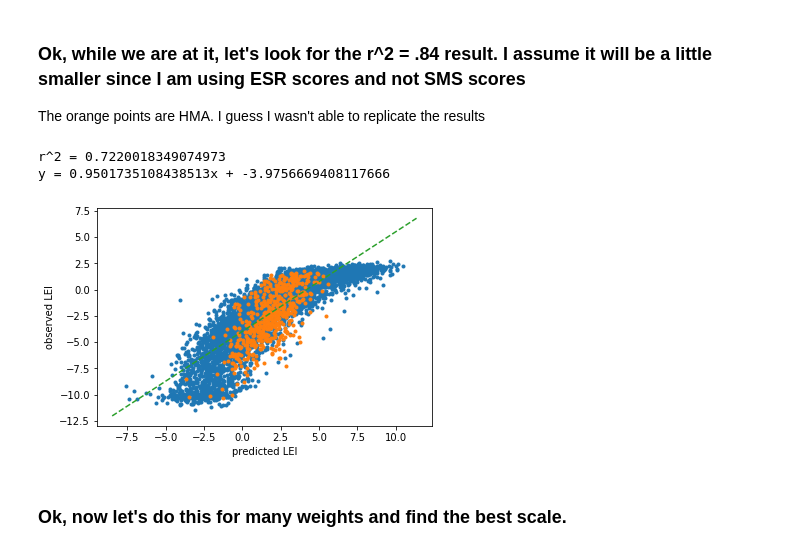
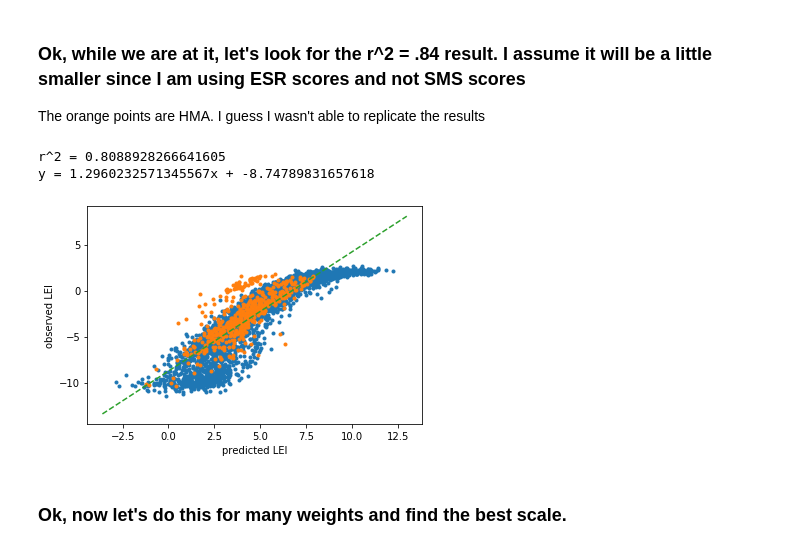
Before and after one commit to danielsjoo/Surf2021Research, a Jupyter notebook: Secondary structure predictive model.ipynb, the cells around one changed output. Drawn from its saved outputs; the diff is of its cells as text; code cells hidden in the pictures.

```diff
--- a/Secondary structure predictive model.ipynb
+++ b/Secondary structure predictive model.ipynb
@@ -61,6 +89,42 @@ def predictLEI_archaic(preMRNA):
     #average the hex scores, the following code will break if you input a sequence with only insignificant hexs
     sumScores = sum(hexLEIs)
     return(sumScores)
+
+def predictLEI_archaic(preMRNA,left_flank,right_flank):
+    #extract hex sequences from preMRNA
+    hexs = [preMRNA[i:i+6] for i in range(left_flank,len(preMRNA)-right_flank-5)]
+    #list out significant weighted hex scores
+    hexLEIs = []
+    for hexSeq in hexs:
+        if hexSeq in ESRseq_scores:
+            hexLEIs.append(ESRseq_scores[hexSeq])
+    #average the hex scores, the following code will break if you input a sequence with only insignificant hexs
+    sumScores = sum(hexLEIs)
+    return(sumScores)
+
+def predictLEI_archaic_sms(preMRNA,left_flank,right_flank):
+    #extract hex sequences from preMRNA
+    sevenmers = [preMRNA[i:i+7] for i in range(len(preMRNA)-6)]
+    #list out significant weighted hex scores
+    sevenmerLEIs = []
+    for sevenmer in sevenmers:
+        if sevenmer in SMS_scores:
+            sevenmerLEIs.append(SMS_scores[sevenmer])
+    #average the hex scores, the following code will break if you input a sequence with only insignificant hexs
+    sumScores = sum(sevenmerLEIs)
+    return(sumScores)
+
+def predictLEI_archaic_sms(preMRNA,left_flank,right_flank):
+    #extract hex sequences from preMRNA
+    sevenmers = [preMRNA[i:i+7] for i in range(left_flank,len(preMRNA)-right_flank-6)]
+    #list out significant weighted hex scores
+    sevenmerLEIs = []
+    for sevenmer in sevenmers:
+        if sevenmer in SMS_scores:
+            sevenmerLEIs.append(SMS_scores[sevenmer])
+    #average the hex scores, the following code will break if you input a sequence with only insignificant hexs
+    sumScores = sum(sevenmerLEIs)
+    return(sumScores)
 # %%
 #demonstration of the model
 
@@ -255,14 +321,14 @@ for row in datareader:
 datafile.close()
 
 for sequence in all_data:
-    all_data[sequence][1] = predictLEI(sequence,23,16,0)
+    all_data[sequence][1] = predictLEI_archaic_sms(sequence,23,16)
     # 23 is the length of the left flank and the 16 is the length of the right flank
 
 for sequence in hma_data:
-    hma_data[sequence][1] = predictLEI(sequence,23,16,0)
+    hma_data[sequence][1] = predictLEI_archaic_sms(sequence,23,16)
 
 for sequence in rest_data:
-    rest_data[sequence][1] = predictLEI(sequence,23,16,0)
+    rest_data[sequence][1] = predictLEI_archaic_sms(sequence,23,16)
 
 x_vals = []
 y_vals = []
@@ -272,36 +338,36 @@ for sequence in all_data:
     x_vals.append(all_data[sequence][1]) #x is predicted
 for sequence in all_data:
     y_vals.append(all_data[sequence][0]) #y is observed
 slope, intercept, r_value, p_value, std_err = stats.linregress(x_vals,y_vals)
 
 #other points
 x_vals = []
 y_vals = []
 for sequence in rest_data:
     x_vals.append(rest_data[sequence][1]) #x is predicted
 for sequence in rest_data:
     y_vals.append(rest_data[sequence][0]) #y is observed
 plt.plot(x_vals,y_vals,'.')
 
 #hma points
 x_vals = []
 y_vals = []
 for sequence in hma_data:
     x_vals.append(hma_data[sequence][1]) #x is predicted
 for sequence in hma_data:
     y_vals.append(hma_data[sequence][0]) #y is observed
 plt.plot(x_vals,y_vals,'.')
 
 # rest of plot and equation
 plt.xlabel("predicted LEI")
 plt.ylabel("observed LEI")
 abline(slope,intercept)
 print("r^2 = " + str(r_value**2))
 print("y = " + str(slope) + "x + " + str(intercept))
 # %% [output]
-r^2 = 0.7220018349074973
-y = 0.9501735108438513x + -3.9756669408117666
+r^2 = 0.8088928266641605
+y = 1.2960232571345567x + -8.74789831657618
-[figure, old version]
+[figure, new version]
 # %% [markdown]
 ### Ok, now let's do this for many weights and find the best scale.
 # %%
```
Also changed, not shown: parts of 8 cells of this notebook, 6 other files.
